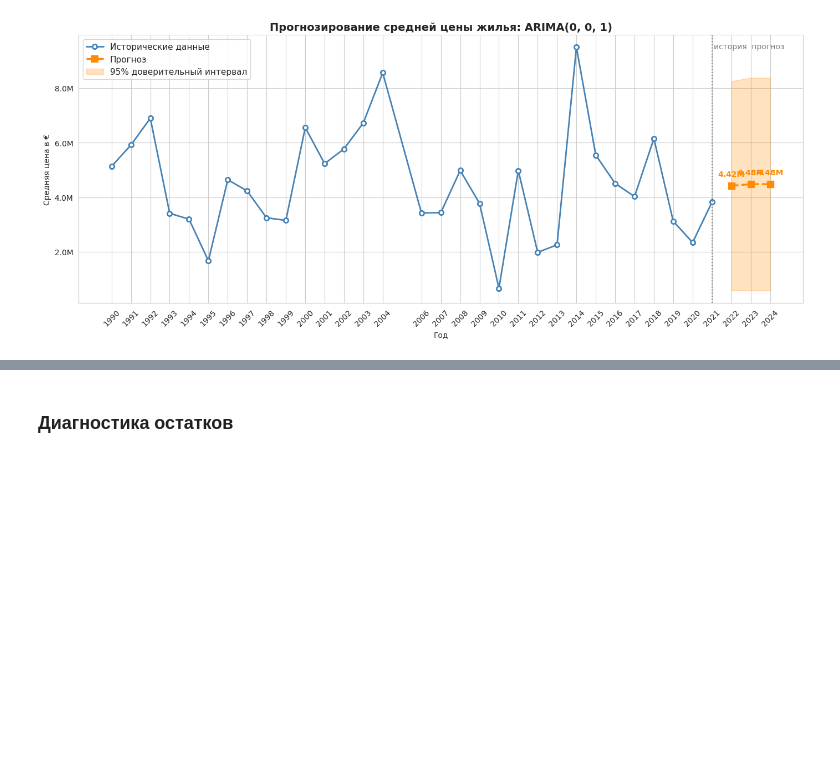
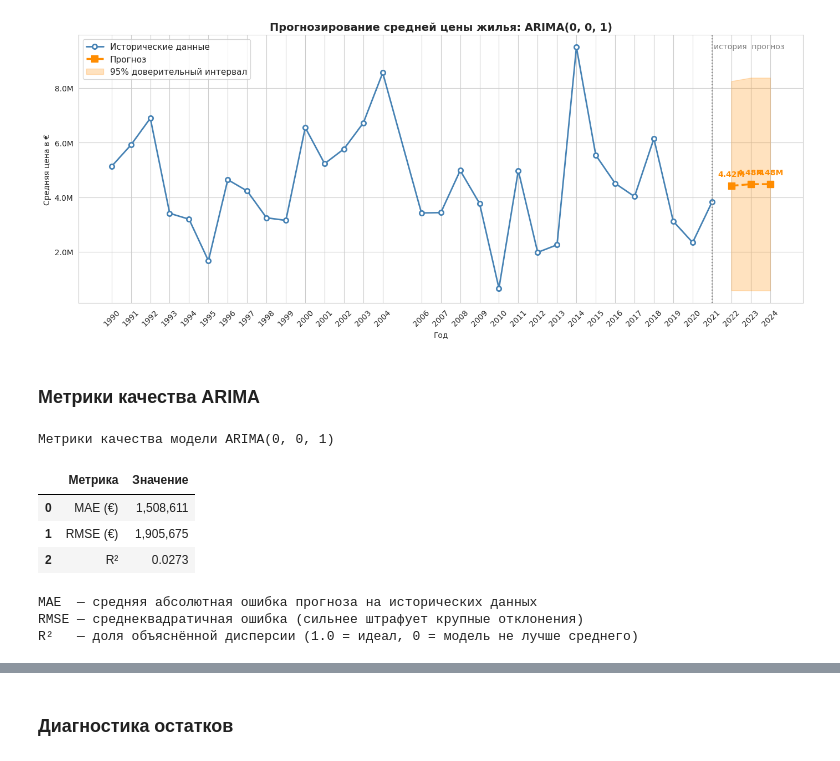
Before and after one commit to boshetunmay1/paris-real-estate-analysis, a Jupyter notebook: research/housing_analysis.ipynb, the cells around one changed output, grey strips where cells are left out. Drawn from its saved outputs; the diff is of its cells as text; code cells hidden in the pictures; blank space fills up the shorter version.

```diff
--- a/kursovaya.ipynb
+++ b/research/housing_analysis.ipynb
@@ -889,3 +887,37 @@ plt.show()
 | 1 | 2023 | 4476715.0 | 576693.0 | 8376738.0 |
 | 2 | 2024 | 4476715.0 | 576693.0 | 8376738.0 |
 [figure]
+# %% [markdown]
+### Метрики качества ARIMA
+# %%
+from sklearn.metrics import mean_absolute_error, mean_squared_error, r2_score
+
+#Fitted values предсказания модели на исторических данных
+y_actual  = ts['avg_price'].values
+y_fitted  = best_model.fittedvalues.values
+
+mae  = mean_absolute_error(y_actual, y_fitted)
+rmse = np.sqrt(mean_squared_error(y_actual, y_fitted))
+r2   = r2_score(y_actual, y_fitted)
+
+metrics = pd.DataFrame({
+    'Метрика': ['MAE (€)', 'RMSE (€)', 'R²'],
+    'Значение': [f'{mae:,.0f}', f'{rmse:,.0f}', f'{r2:.4f}']
+})
+
+print(f"Метрики качества модели ARIMA{best_order}")
+display(metrics)
+print("""
+MAE  — средняя абсолютная ошибка прогноза на исторических данных
+RMSE — среднеквадратичная ошибка (сильнее штрафует крупные отклонения)
+R²   — доля объяснённой дисперсии (1.0 = идеал, 0 = модель не лучше среднего)
+""")
+# %% [output]
+Метрики качества модели ARIMA(0, 0, 1)
+|  | Метрика | Значение |
+| 0 | MAE (€) | 1,508,611 |
+| 1 | RMSE (€) | 1,905,675 |
+| 2 | R² | 0.0273 |
+MAE  — средняя абсолютная ошибка прогноза на исторических данных
+RMSE — среднеквадратичная ошибка (сильнее штрафует крупные отклонения)
+R²   — доля объяснённой дисперсии (1.0 = идеал, 0 = модель не лучше среднего)
```
Also changed, not shown: parts of 33 cells of this notebook, 6 other files.
